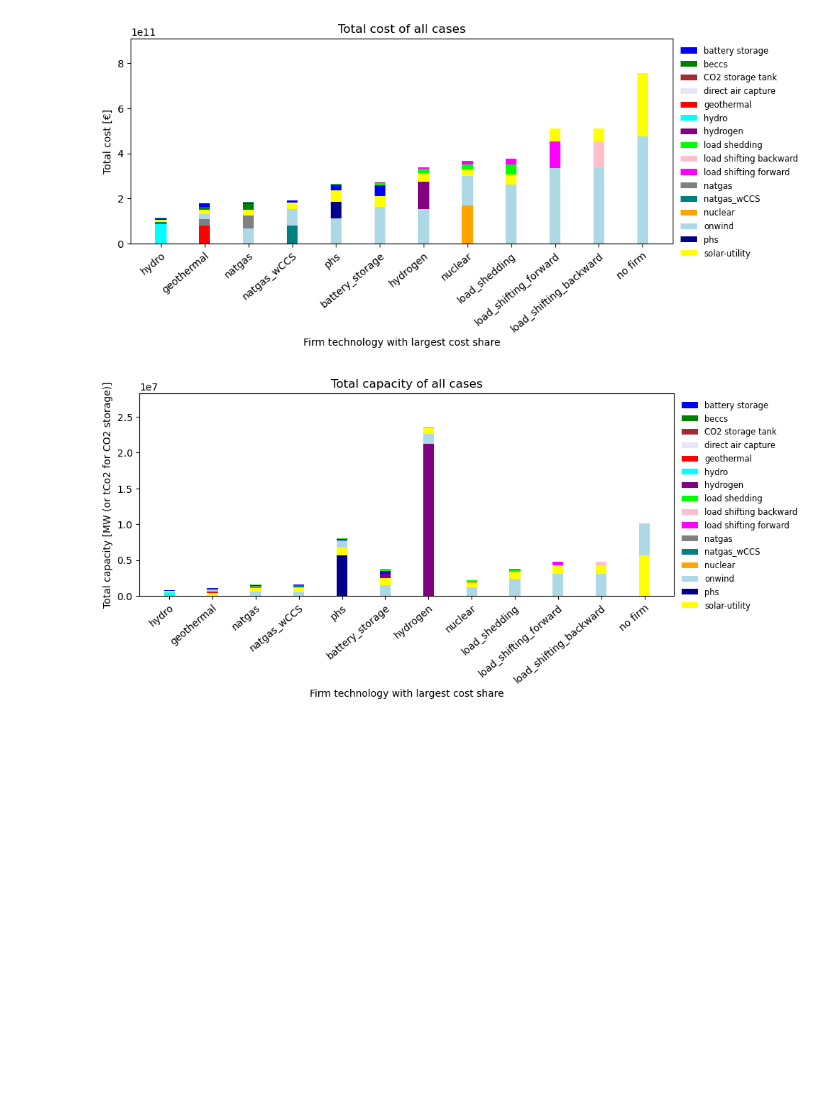
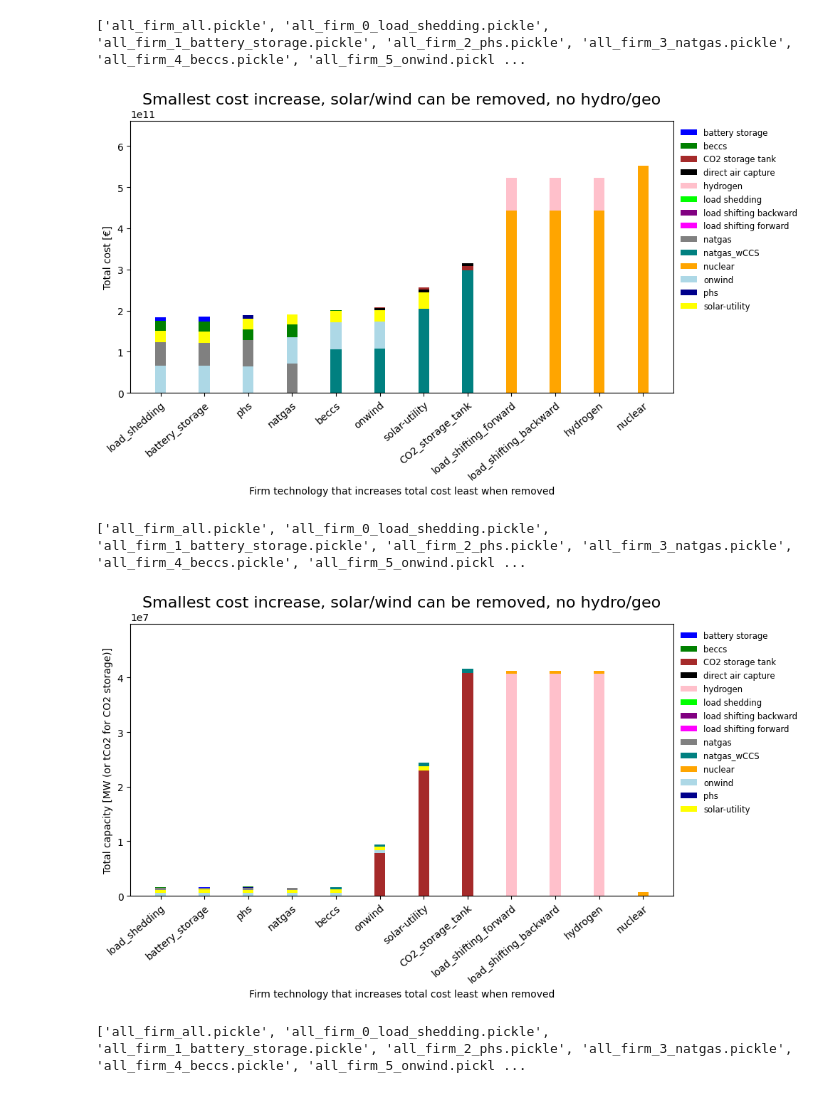
Before and after one commit to carnegie/clab_all_firm, a Jupyter notebook: plot_results.ipynb, the cells around one changed output. Cells and saved outputs as stored; diff of their text form; code cells hidden in the pictures; blank space fills up the shorter version.

Commit message:
update for leaast cost increase

```diff
--- a/plot_results.ipynb
+++ b/plot_results.ipynb
@@ -86,26 +103,29 @@ def plot_results(results_dir, color_dict, poi, outfile_suffix = '', pass_results
         return all_results
 # %%
 # Results directory
-out_suff = ''
-results_dir = 'output_data/all_firm_case'+out_suff
+out_suff = '_cost_removal_least_increase_no_geo_hydro'
+results_dir = 'output_data/all_firm_case'+out_suff+'/plotting/'
 
 # Get color map
 all_comp = read_component_results(results_dir, 'all_firm_all.pickle').index
 color_dict = get_colors(sorted(all_comp, key=lambda x: x.lower()))
 
 
 # Plot
 costs = plot_results(results_dir, color_dict, 'cost', outfile_suffix=out_suff)
 capacities = plot_results(results_dir, color_dict, 'capacity', outfile_suffix=out_suff)
 total_demand = abs(get_demand(results_dir, 'all_firm_all.pickle'))
 
 
 system_costs = [{} for i in range(len(costs))]
 for i,case in enumerate(costs):
     for comp in case:
         system_costs[i][comp] = case[comp]/total_demand
 
-plot_results(results_dir, color_dict, 'normalized cost', outfile_suffix=out_suff, pass_results=['system_cost [€/MWh]', system_costs])
+plot_results(results_dir, color_dict, 'normalized_cost', outfile_suffix=out_suff, pass_results=['system_cost [€/MWh]', system_costs])
 # %% [output]
+['all_firm_all.pickle', 'all_firm_0_load_shedding.pickle', 'all_firm_1_battery_storage.pickle', 'all_firm_2_phs.pickle', 'all_firm_3_natgas.pickle', 'all_firm_4_beccs.pickle', 'all_firm_5_onwind.pickl ...
-[figure, old version]
+[figure, new version]
+['all_firm_all.pickle', 'all_firm_0_load_shedding.pickle', 'all_firm_1_battery_storage.pickle', 'all_firm_2_phs.pickle', 'all_firm_3_natgas.pickle', 'all_firm_4_beccs.pickle', 'all_firm_5_onwind.pickl ...
-[figure, old version]
+[figure, new version]
+['all_firm_all.pickle', 'all_firm_0_load_shedding.pickle', 'all_firm_1_battery_storage.pickle', 'all_firm_2_phs.pickle', 'all_firm_3_natgas.pickle', 'all_firm_4_beccs.pickle', 'all_firm_5_onwind.pickl ...
```
Also changed, not shown: parts of 2 cells of this notebook, 3 other files.
